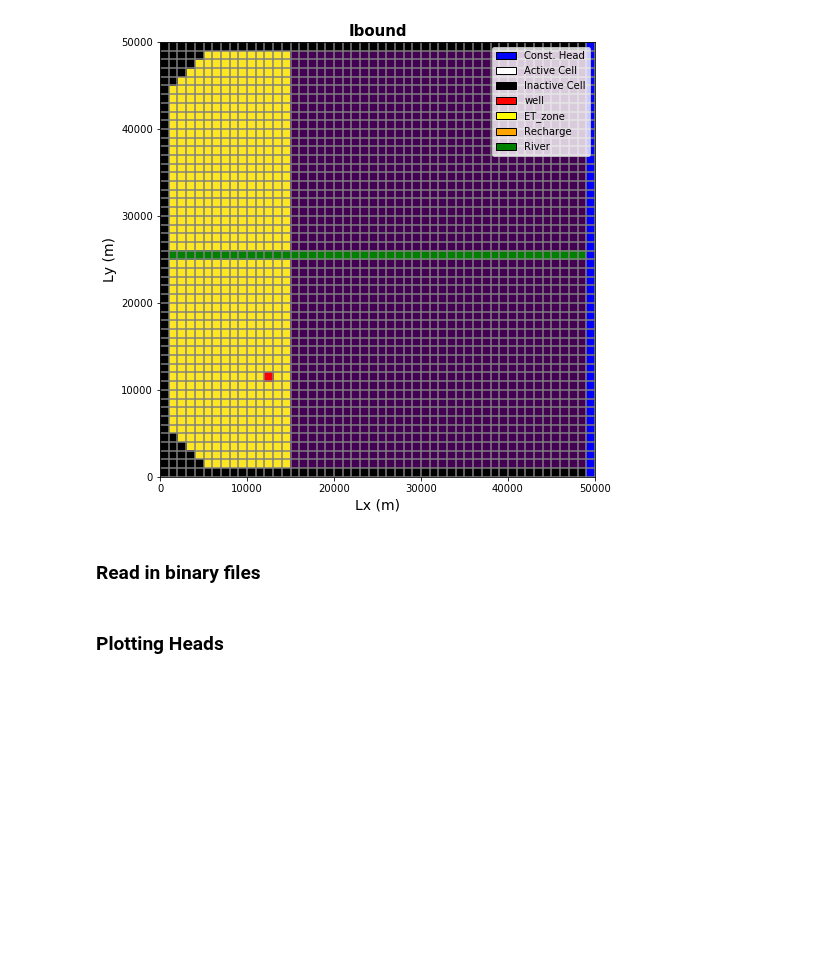
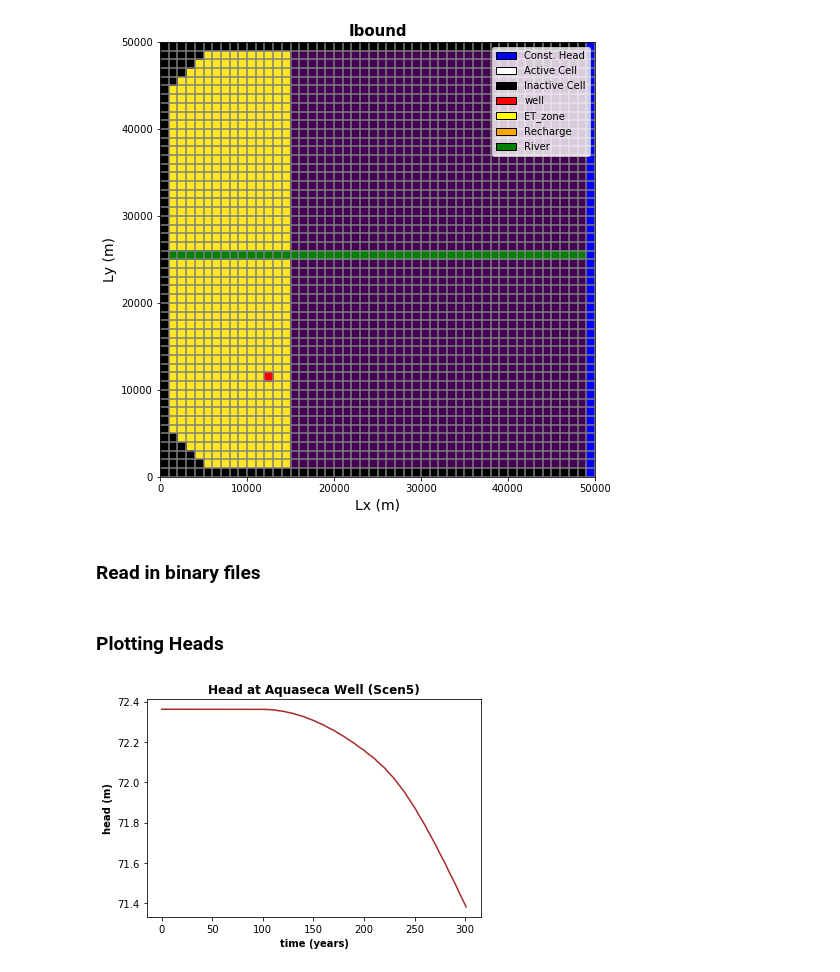
Before and after one commit to groundwater-modeling-Spring2020/Aguaseca_Project, a Jupyter notebook: Ensembles/Sharing/Ensemble_setup_Rachel-Dave.ipynb, the cells around one changed output. Drawn from its saved outputs; the diff is of its cells as text; code cells hidden in the pictures; blank space fills up the shorter version.

Commit message:
updated graphs so the plot correctly

```diff
--- a/Ensembles/Sharing/Ensemble_setup_Rachel-Dave.ipynb
+++ b/Ensembles/Sharing/Ensemble_setup_Rachel-Dave.ipynb
@@ -707,19 +707,20 @@ for stress_per, time in enumerate(times): #iterate through times at end of each
 # %%
 # Aquaseca well
 
 cell_id1 = well_loc #cell at the center of the ag area
 time_series1 = headobj.get_ts(cell_id1) #get the time series using flopy
 
 #create firt plot
 plt.subplot(1, 1, 1)
 plt.title("Head at Aquaseca Well (Scen5)",fontweight='bold')
 plt.xlabel('time (years)',fontweight='bold')
 plt.ylabel('head (m)',fontweight='bold')
-plt.ylim(74.5,76)
 plt.plot(time_series1[:, 0]/360, time_series1[:, 1], 'b-', color="brown") #plot the time series with points at each record
 
 plt.savefig("Head_Aqua5.png",dpi=600)
 plt.show()
+# %% [output]
+[figure, added]
 # %%
 # Monitoring well 1
 
```
Also changed, not shown: parts of 4 cells of this notebook.
